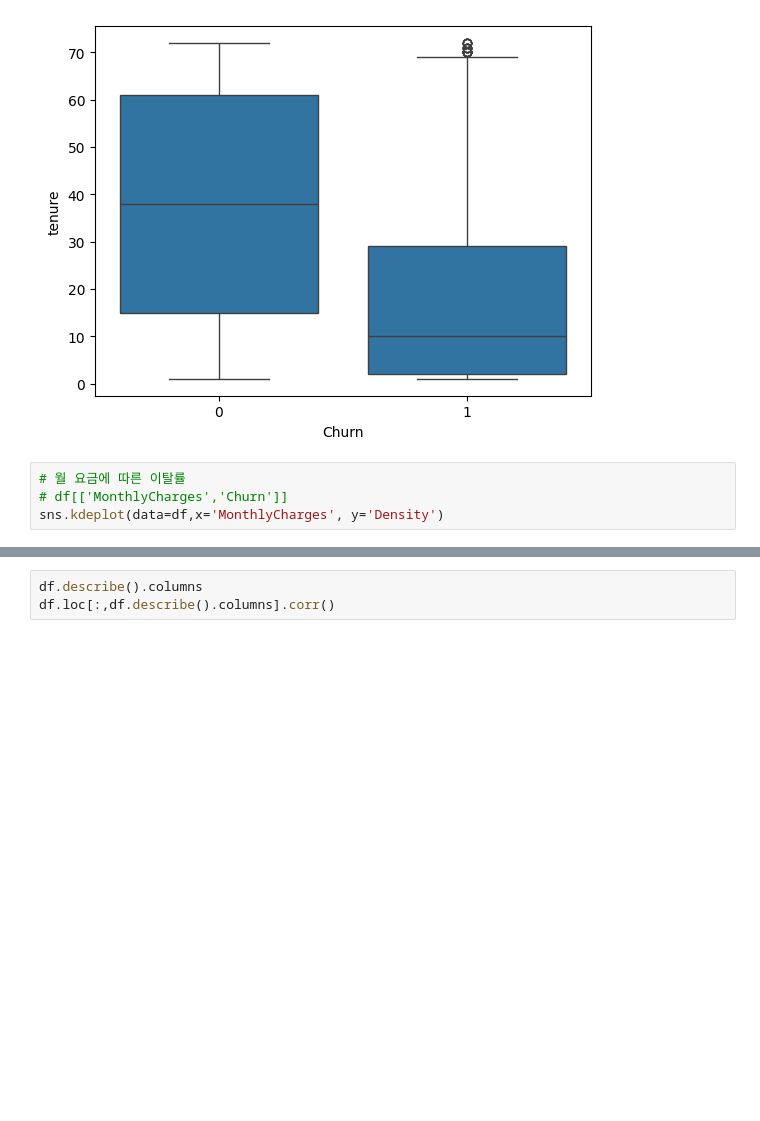
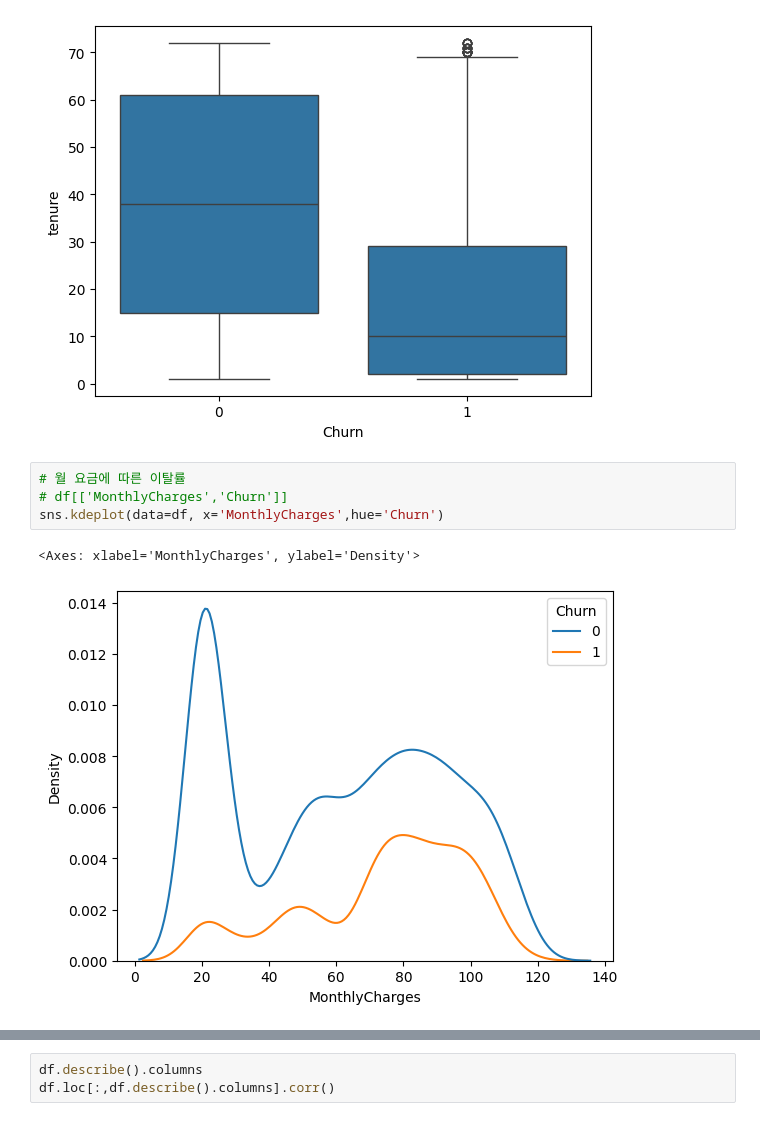
Before and after one commit to sallydeveloperr/DeepLearning, a Jupyter notebook: EDA/telecom.ipynb, the cells around one changed output, grey strips where cells are left out. Drawn from its saved outputs; the diff is of its cells as text; blank space fills up the shorter version.

```diff
--- a/EDA/telecom.ipynb
+++ b/EDA/telecom.ipynb
@@ -135,7 +135,10 @@ sns.boxplot(data=df, x='Churn', y='tenure')
 # %%
 # 월 요금에 따른 이탈률
 # df[['MonthlyCharges','Churn']]
-sns.kdeplot(data=df,x='MonthlyCharges', y='Density')
+sns.kdeplot(data=df, x='MonthlyCharges',hue='Churn')
+# %% [output]
+<Axes: xlabel='MonthlyCharges', ylabel='Density'>
+[figure, added]
 # %%
 # 상관관계2
 df.info()
```
Also changed, not shown: parts of 6 cells of this notebook.
